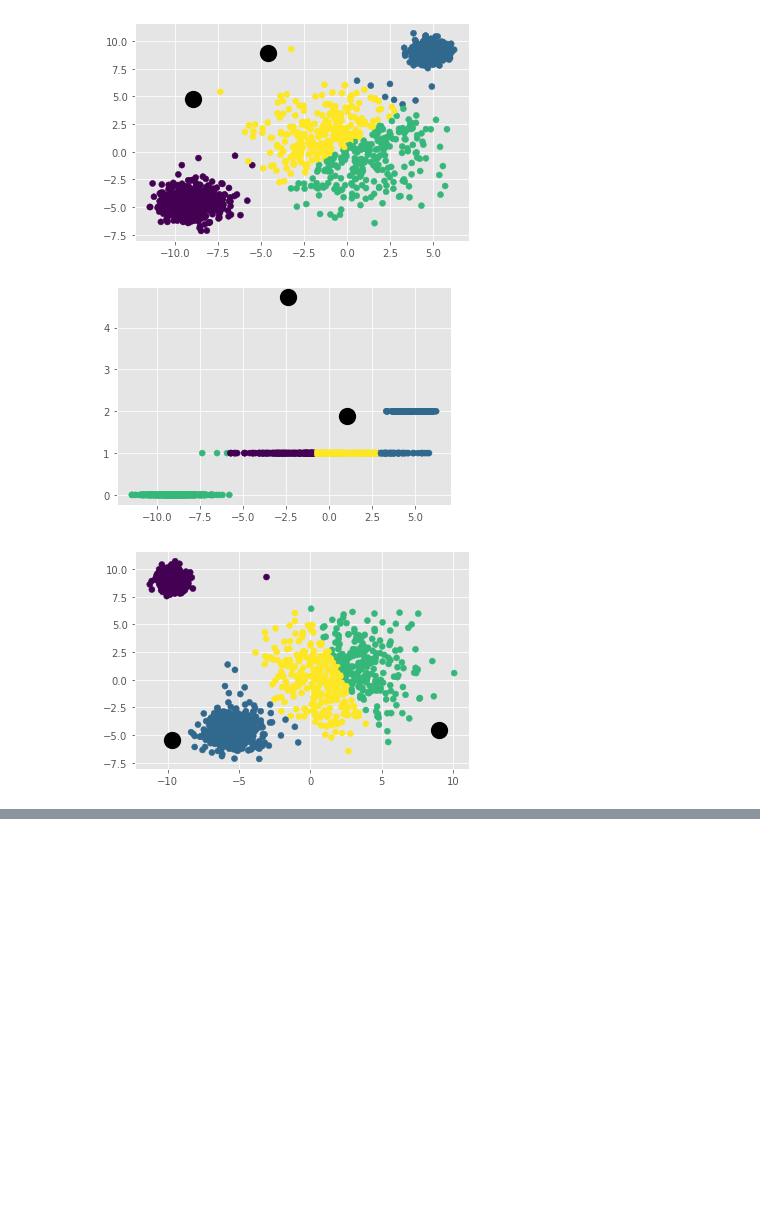
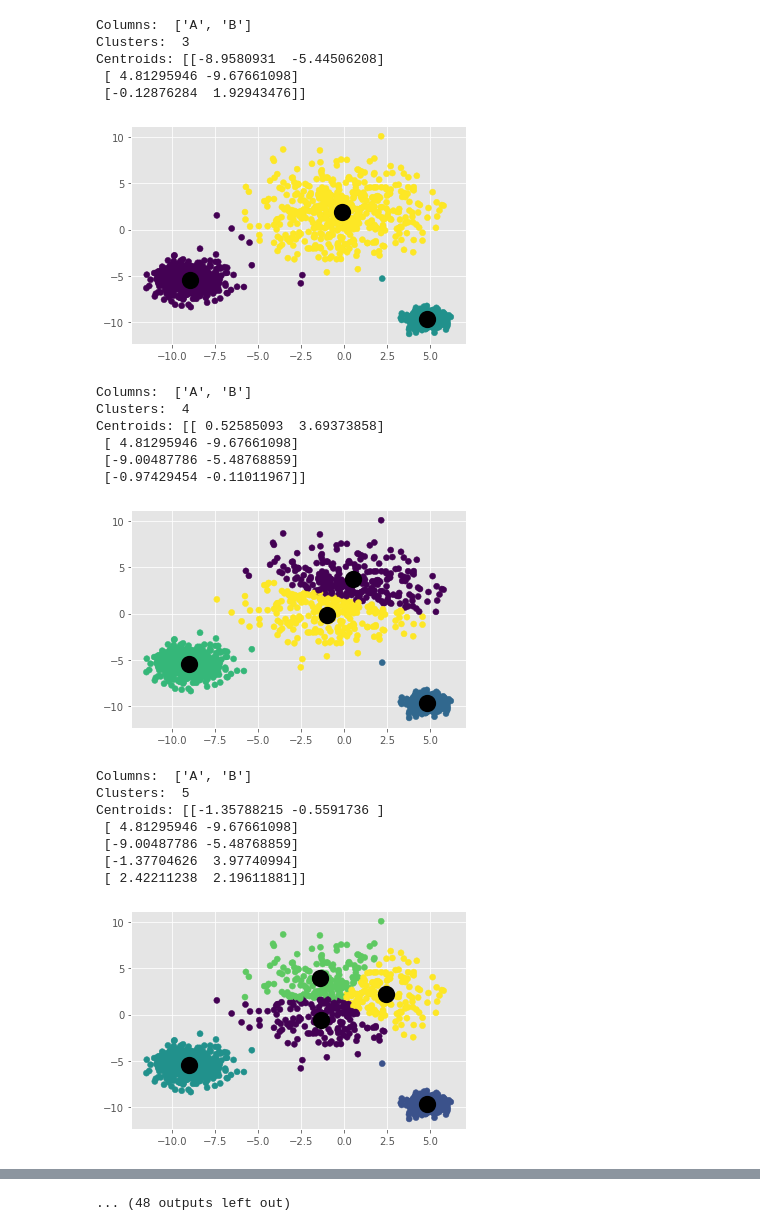
Before and after one commit to subha9542/Datamining, a Jupyter notebook: Datamining_HW8.ipynb, the cells around one changed output, grey strips where cells are left out. Drawn from its saved outputs; the diff is of its cells as text; code cells hidden in the pictures; blank space fills up the shorter version.

```diff
--- a/Datamining_HW8.ipynb
+++ b/Datamining_HW8.ipynb
@@ -60,6 +168,9 @@ from matplotlib import style
 style.use('ggplot')
 import numpy as np
 
+def Extract(lst,i):
+    return [item[i] for item in lst]
+
 df = pd.read_csv('hwk08.csv')
 colors = 10*["g","r","c","b","k"]
 
@@ -68,20 +179,16 @@ all = itertools.combinations(['A','B','C','D'], 2)
 
 for pairs in list(all):
     pairs = list(pairs)
-    for k in range(2,5):
-        #print('Columns: ',pairs)
-        #print('Clusters: ', k)
+    for k in range(2,7):
+        print('Columns: ',pairs)
+        print('Clusters: ', k)
         kmeans = KMeans(n_clusters=k)
         fit = kmeans.fit_predict(df[pairs])
         labels = kmeans.predict(df[pairs])
-        centroids = kmeans.cluster_centers_
-        #print(centroids)
+        centroid = kmeans.cluster_centers_
+        print('Centroids:',centroid)
 
-    plt.scatter(centroids[0], centroids[1], marker="o", color="k", s=150, linewidths=5)
-    plt.scatter(df[pairs[0]],df[pairs[1]],c = fit)
-    plt.show()
-        #for classification in clf.classifications:
-        #    color = colors[classification]
-        #    for featureset in clf.classifications[classification]:
-        #        plt.scatter(featureset[0], featureset[1], marker="x", color=color, s=150, linewidths=5)
+        plt.scatter(df[pairs[0]],df[pairs[1]],c = fit)
+        plt.scatter(Extract(centroid,0), Extract(centroid,1), marker="o", color="k", s=150, linewidths=5)
+        plt.show()
 # %% [output]
@@ -89,3 +200,21 @@ for pairs in list(all):
+Columns:  ['A', 'B']
+Clusters:  3
+Centroids: [[-8.9580931  -5.44506208]
+ [ 4.81295946 -9.67661098]
+ [-0.12876284  1.92943476]]
-[figure, old version]
+[figure, new version]
+Columns:  ['A', 'B']
+Clusters:  4
+Centroids: [[ 0.52585093  3.69373858]
+ [ 4.81295946 -9.67661098]
+ [-9.00487786 -5.48768859]
+ [-0.97429454 -0.11011967]]
-[figure, old version]
+[figure, new version]
+Columns:  ['A', 'B']
+Clusters:  5
+Centroids: [[-1.35788215 -0.5591736 ]
+ [ 4.81295946 -9.67661098]
+ [-9.00487786 -5.48768859]
+ [-1.37704626  3.97740994]
+ [ 2.42211238  2.19611881]]
-[figure, old version]
+[figure, new version]
@@ -93,0 +235 @@ for pairs in list(all):
+... (48 outputs left out)
```
Also changed, not shown: parts of 3 cells of this notebook.
